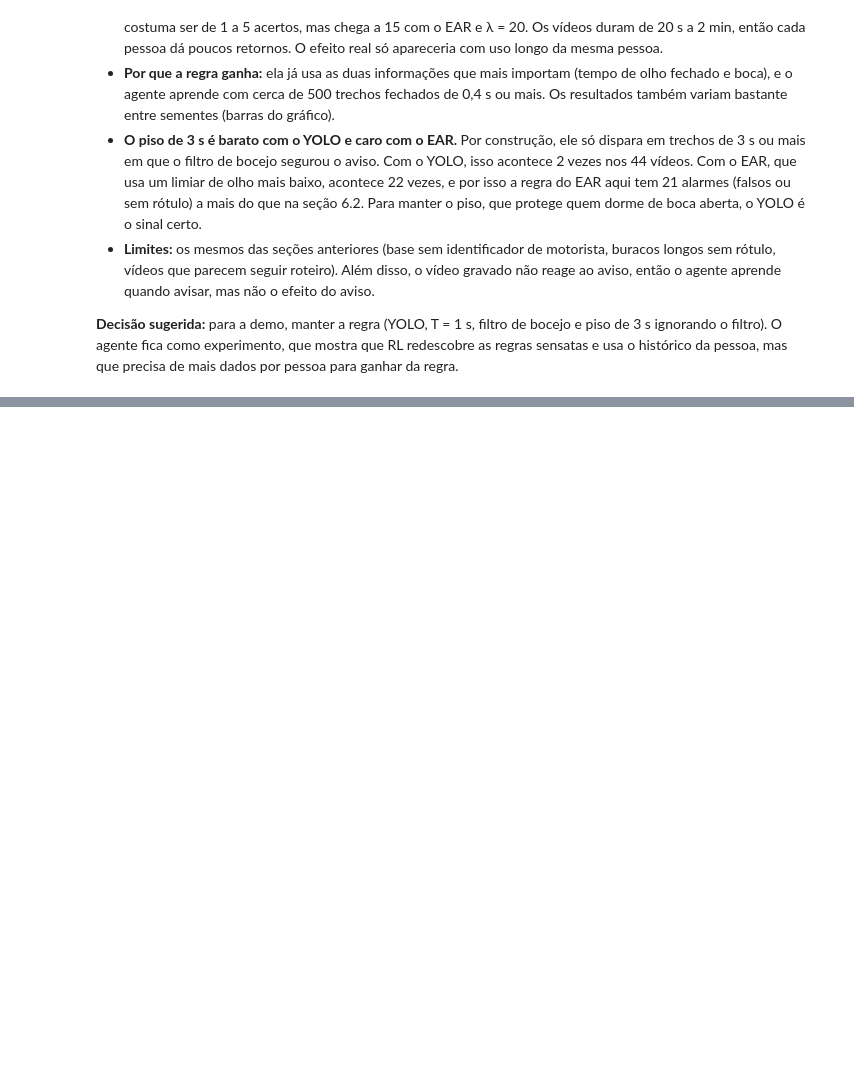
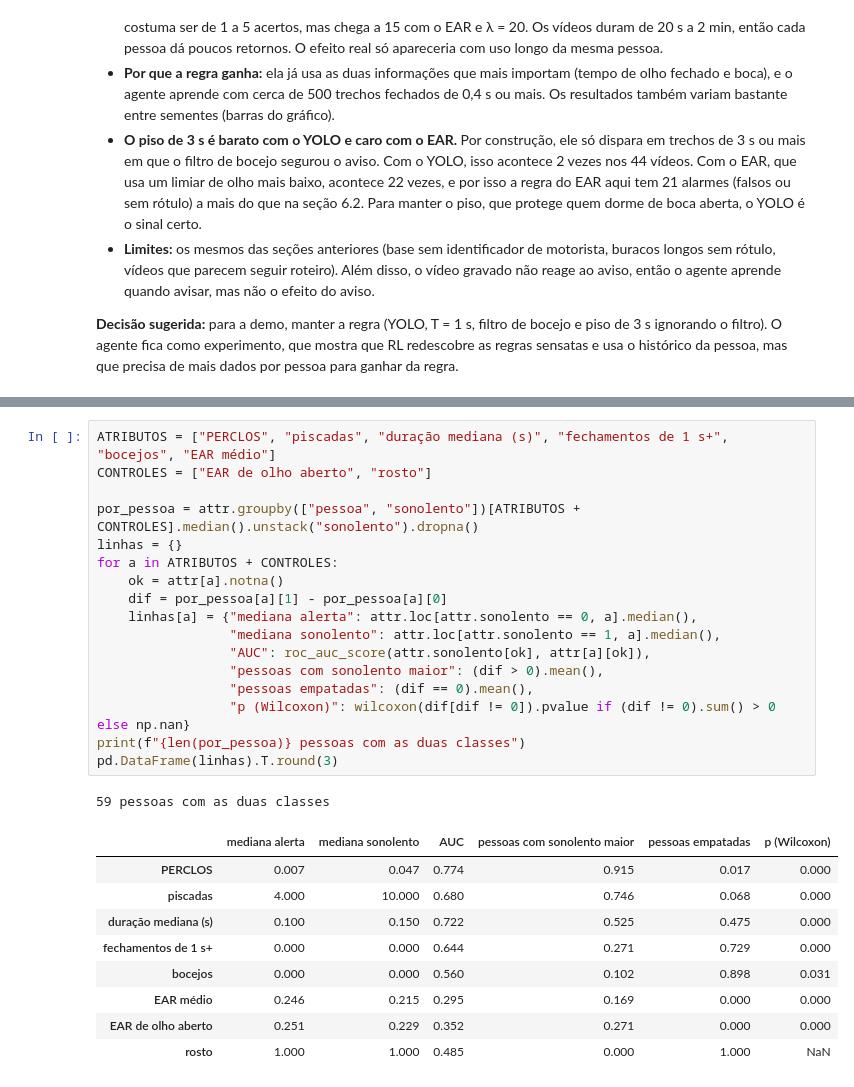
Before and after one commit to rcapozzielli/entrega_final_InsperAI_Wakely, a Jupyter notebook: wakely.ipynb, the cells around one changed output, grey strips where cells are left out. Cells and saved outputs as stored; diff of their text form; blank space fills up the shorter version.

```diff
--- a/wakely.ipynb
+++ b/wakely.ipynb
@@ -2005,0 +2222,28 @@ decisões nos 44 vídeos (sem aviso recente): 2,707 | situações que aparecem:
+# %%
+ATRIBUTOS = ["PERCLOS", "piscadas", "duração mediana (s)", "fechamentos de 1 s+", "bocejos", "EAR médio"]
+CONTROLES = ["EAR de olho aberto", "rosto"]
+
+por_pessoa = attr.groupby(["pessoa", "sonolento"])[ATRIBUTOS + CONTROLES].median().unstack("sonolento").dropna()
+linhas = {}
+for a in ATRIBUTOS + CONTROLES:
+    ok = attr[a].notna()
+    dif = por_pessoa[a][1] - por_pessoa[a][0]
+    linhas[a] = {"mediana alerta": attr.loc[attr.sonolento == 0, a].median(),
+                 "mediana sonolento": attr.loc[attr.sonolento == 1, a].median(),
+                 "AUC": roc_auc_score(attr.sonolento[ok], attr[a][ok]),
+                 "pessoas com sonolento maior": (dif > 0).mean(),
+                 "pessoas empatadas": (dif == 0).mean(),
+                 "p (Wilcoxon)": wilcoxon(dif[dif != 0]).pvalue if (dif != 0).sum() > 0 else np.nan}
+print(f"{len(por_pessoa)} pessoas com as duas classes")
+pd.DataFrame(linhas).T.round(3)
+# %% [output]
+59 pessoas com as duas classes
+|  | mediana alerta | mediana sonolento | AUC | pessoas com sonolento maior | pessoas empatadas | p (Wilcoxon) |
+| PERCLOS | 0.007 | 0.047 | 0.774 | 0.915 | 0.017 | 0.000 |
+| piscadas | 4.000 | 10.000 | 0.680 | 0.746 | 0.068 | 0.000 |
+| duração mediana (s) | 0.100 | 0.150 | 0.722 | 0.525 | 0.475 | 0.000 |
+| fechamentos de 1 s+ | 0.000 | 0.000 | 0.644 | 0.271 | 0.729 | 0.000 |
+| bocejos | 0.000 | 0.000 | 0.560 | 0.102 | 0.898 | 0.031 |
+| EAR médio | 0.246 | 0.215 | 0.295 | 0.169 | 0.000 | 0.000 |
+| EAR de olho aberto | 0.251 | 0.229 | 0.352 | 0.271 | 0.000 | 0.000 |
+| rosto | 1.000 | 1.000 | 0.485 | 0.000 | 1.000 | NaN |
```
Also changed, not shown: parts of 23 cells of this notebook, 2 other files.
